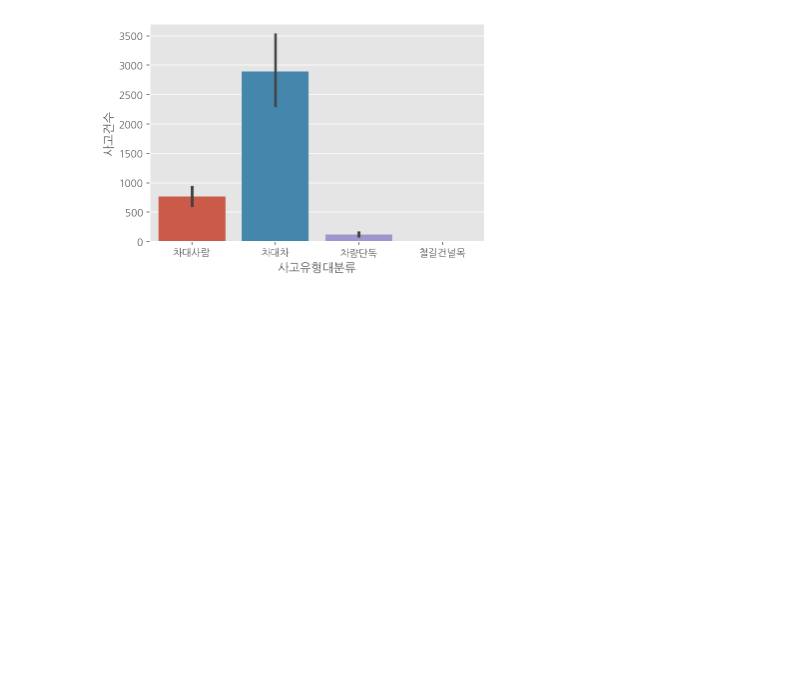
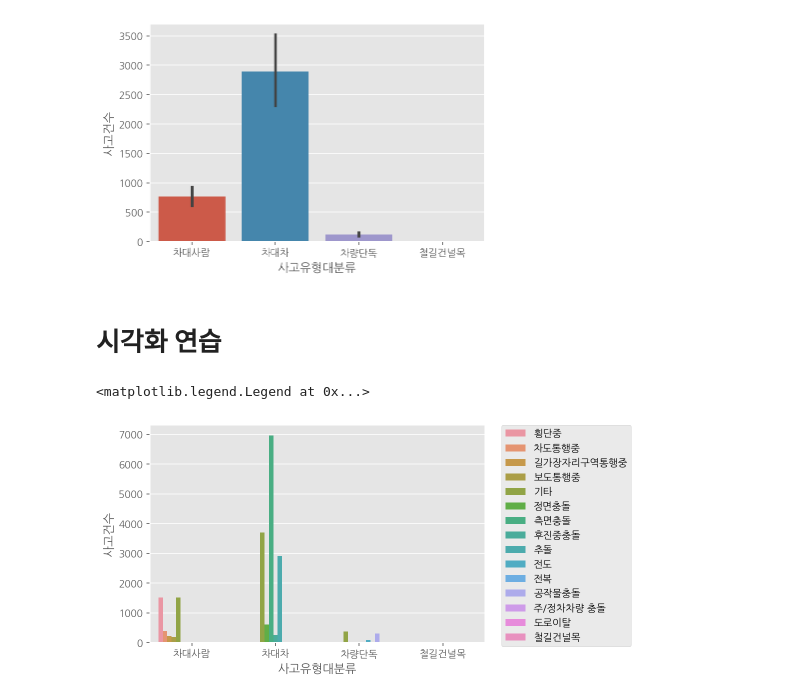
Before and after one commit to SoheeKims/Study-Python, a Jupyter notebook: 교통사고_유형별_사고2.ipynb, the cells around one changed output. Saved outputs shown, nothing was run; the diff lists cells and outputs as text; code cells hidden in the pictures; blank space fills up the shorter version.

```diff
--- a/교통사고_유형별_사고2.ipynb
+++ b/교통사고_유형별_사고2.ipynb
@@ -314,3 +303,11 @@ sns.barplot(data = df, x = '사고유형대분류', y = '사고건수')
 # %% [output]
 <matplotlib.axes._subplots.AxesSubplot at 0x...>
 [figure]
+# %% [markdown]
+# 시각화 연습
+# %%
+sns.barplot(data = df, x = "사고유형대분류", y = "사고건수", hue = "사고유형중분류", ci = None)
+plt.legend(bbox_to_anchor = (1.05,1), loc = 2, borderaxespad = 0.)
+# %% [output]
+<matplotlib.legend.Legend at 0x...>
+[figure, added]
```
Also changed, not shown: parts of 5 cells of this notebook.
